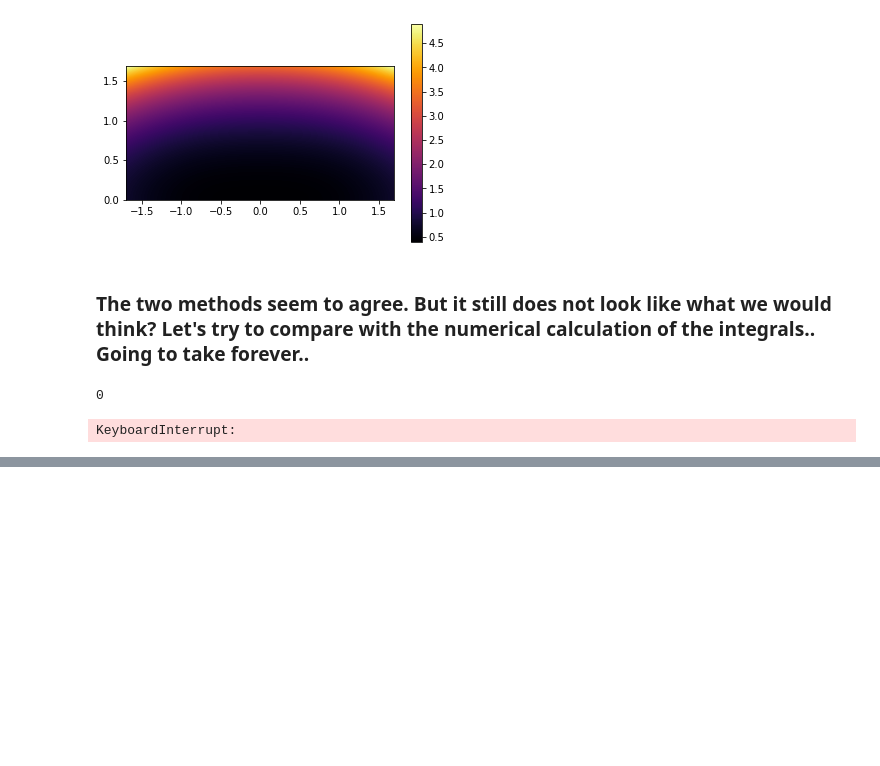
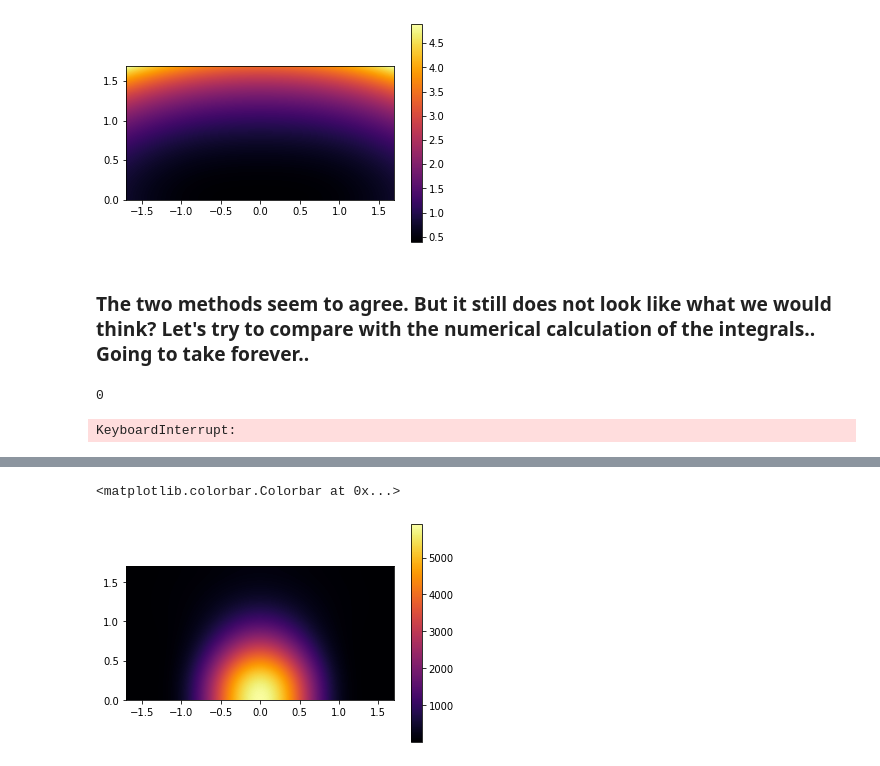
Before and after one commit to MadsCarlsen/Projekter, a Jupyter notebook: Prefacor_plots.ipynb, the cells around one changed output, grey strips where cells are left out. Saved outputs shown, nothing was run; the diff lists cells and outputs as text; code cells hidden in the pictures; blank space fills up the shorter version.

```diff
--- a/Prefacor_plots.ipynb
+++ b/Prefacor_plots.ipynb
@@ -155,0 +158,3 @@ KeyboardInterrupt:
+# %%
+inter = OutputInterface('output_files/Hydrogen.out')
+GTO_coeffs = inter.output_GTOs()  # HOMO orbital coeffs
@@ -155,0 +214,13 @@ KeyboardInterrupt:
+# %%
+N = 10
+pz_list = np.linspace(-1.7, 1.7, 2*N)
+px_list = np.linspace(0, 1.7, N)
+py = 0
+
+M_grid = np.zeros((len(pz_list), len(px_list)), dtype=complex)
+for m,pz in enumerate(pz_list):
+    print(m)
+    for n,px in enumerate(px_list):
+        M_grid[m,n] = trans_amp(px, py, pz)
+
+M_square = np.abs(M_grid)**2
@@ -155,0 +248,7 @@ KeyboardInterrupt:
+# %%
+plt.imshow(np.flip(M_square.T,0), cmap='inferno', aspect=1, interpolation = 'bicubic', #norm=LogNorm(vmin=M_max*1e-6, vmax=M_max),
+           extent = (np.amin(pz_list), np.amax(pz_list), np.amin(px_list), np.amax(px_list)))
+plt.colorbar()
+# %% [output]
+<matplotlib.colorbar.Colorbar at 0x...>
+[figure, added]
```
Also changed, not shown: parts of 5 cells of this notebook, 4 other files.
